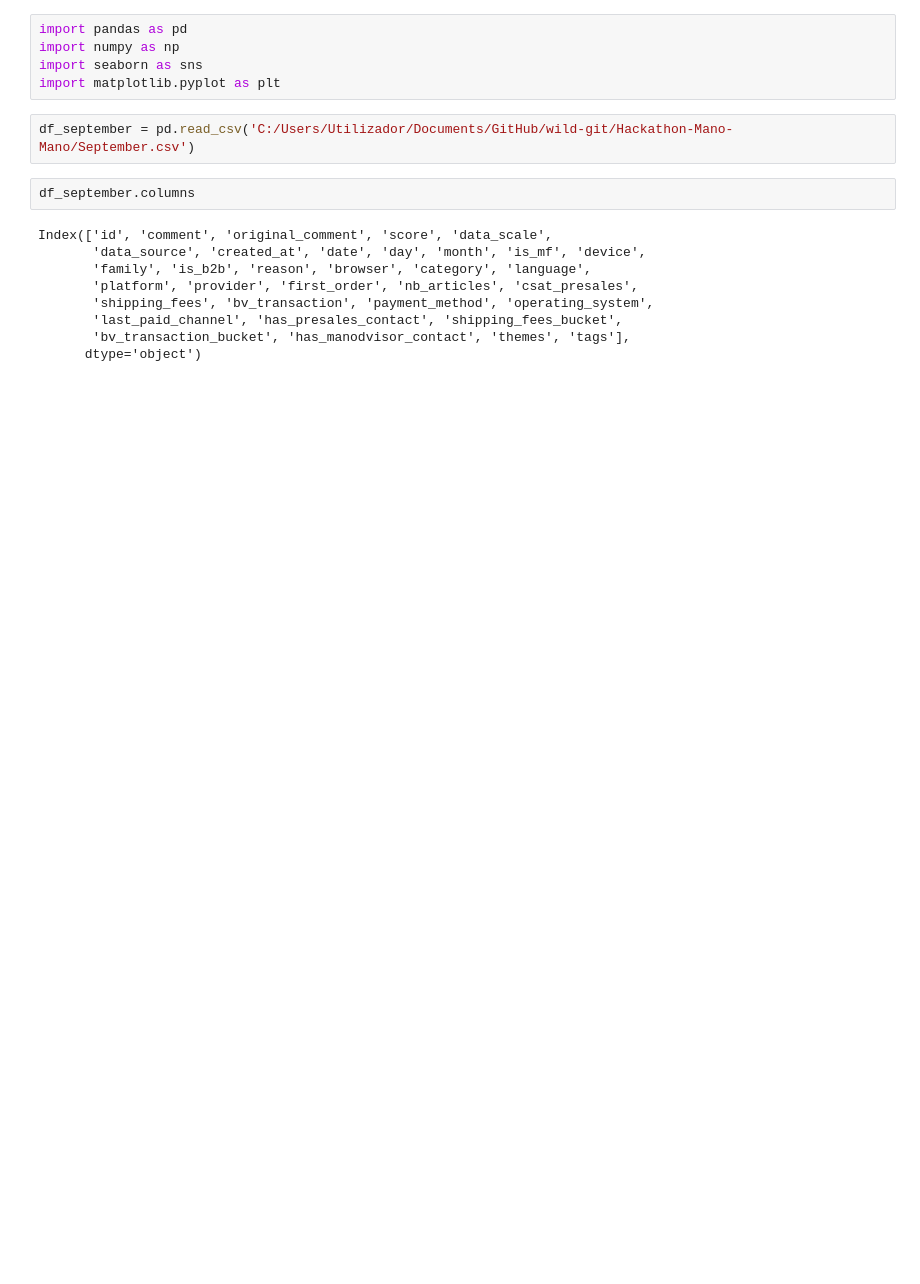
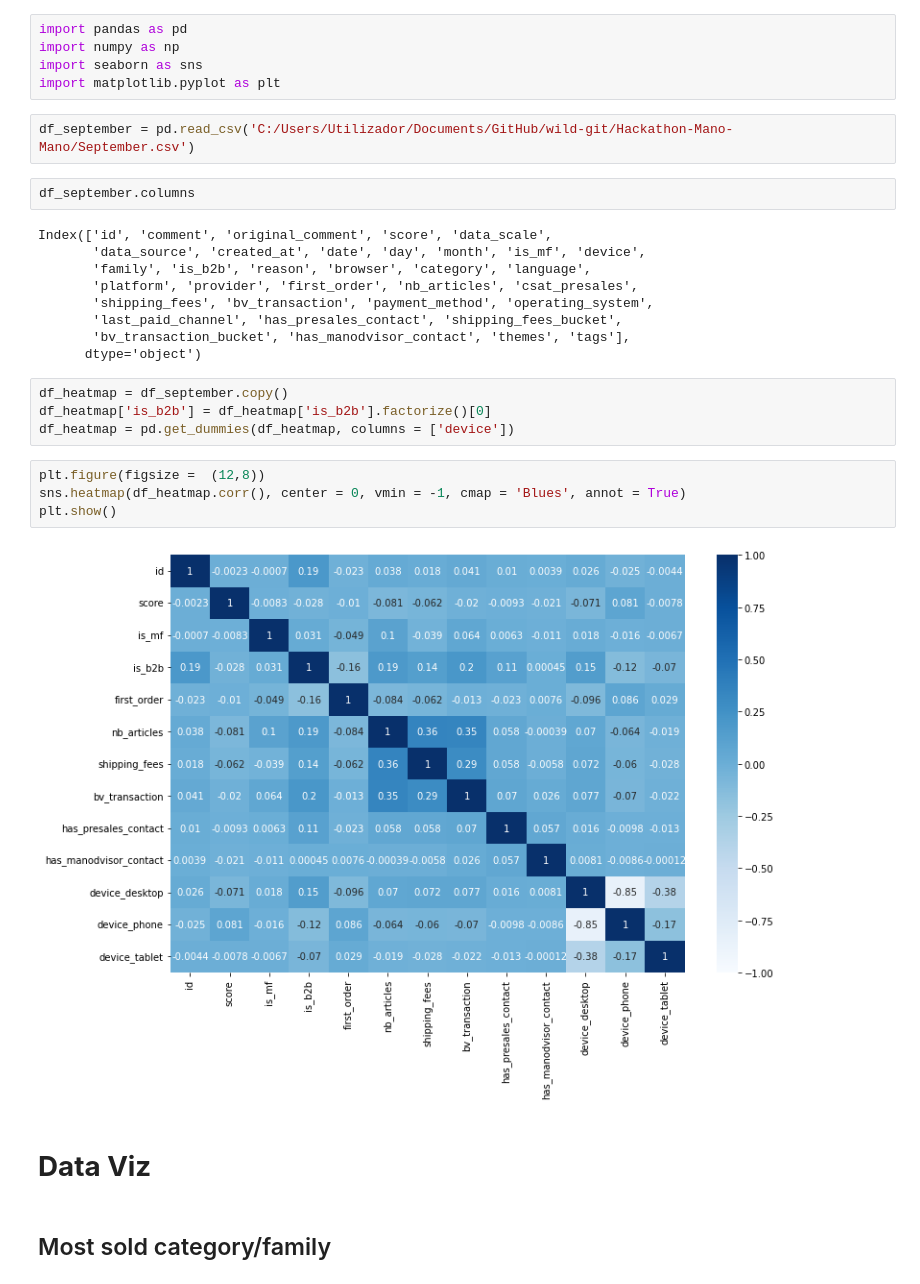
Before and after one commit to alma-scheffer/Hackathon-Mano-Mano, a Jupyter notebook: September_dataset.ipynb, the cells around one changed output. Drawn from its saved outputs; the diff is of its cells as text; blank space fills up the shorter version.

```diff
--- a/September_dataset.ipynb
+++ b/September_dataset.ipynb
@@ -16,3 +18,17 @@ Index(['id', 'comment', 'original_comment', 'score', 'data_scale',
        'last_paid_channel', 'has_presales_contact', 'shipping_fees_bucket',
        'bv_transaction_bucket', 'has_manodvisor_contact', 'themes', 'tags'],
       dtype='object')
+# %%
+df_heatmap = df_september.copy()
+df_heatmap['is_b2b'] = df_heatmap['is_b2b'].factorize()[0]
+df_heatmap = pd.get_dummies(df_heatmap, columns = ['device'])
+# %%
+plt.figure(figsize =  (12,8))
+sns.heatmap(df_heatmap.corr(), center = 0, vmin = -1, cmap = 'Blues', annot = True)
+plt.show()
+# %% [output]
+[figure, added]
+# %% [markdown]
+# **Data Viz**
+# %% [markdown]
+## Most sold category/family
```
Also changed, not shown: parts of 3 cells of this notebook, 1 other file.
